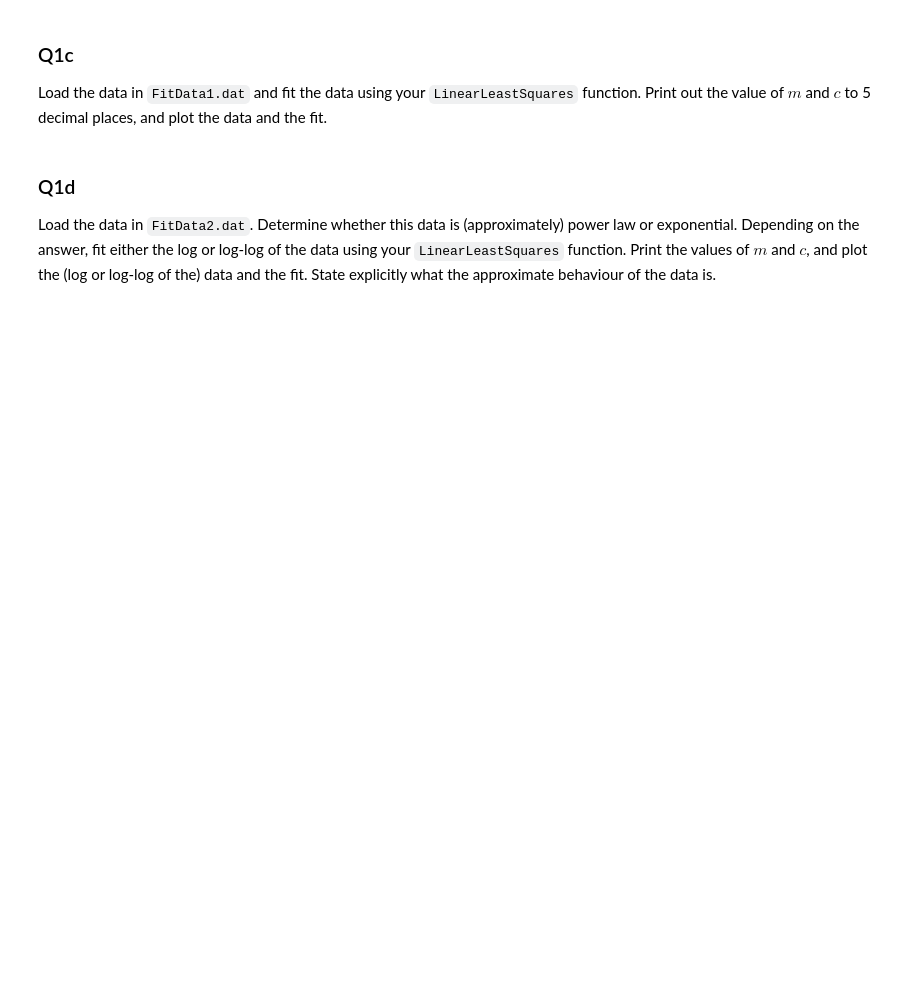
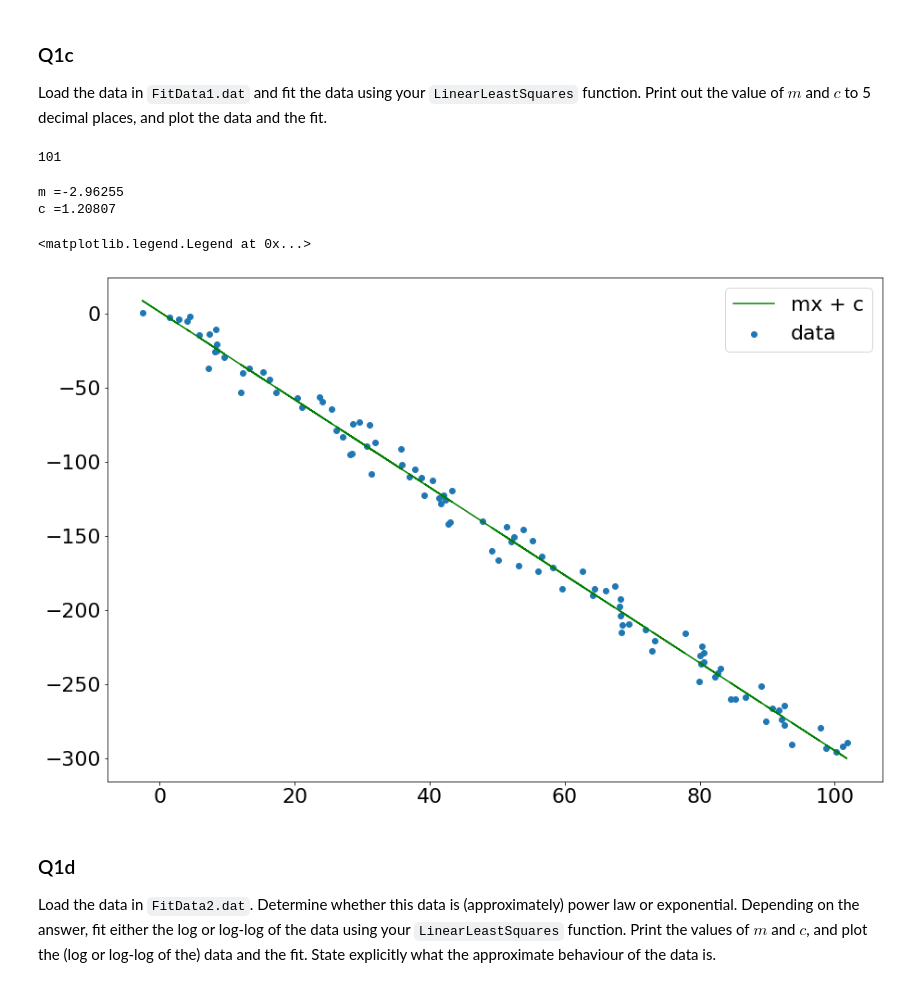
Before and after one commit to sean-roche/assignment3, a Jupyter notebook: Assignment-3.ipynb, the cells around one changed output. Cells and saved outputs as stored; diff of their text form; code cells hidden in the pictures; blank space fills up the shorter version.

```diff
--- a/Assignment-3.ipynb
+++ b/Assignment-3.ipynb
@@ -67,6 +100,30 @@ Plot the data, using `plt.scatter(xi, yi)`, and the best fit curve over the full
 # %% [markdown]
 ### Q1c
 Load the data in `FitData1.dat` and fit the data using your `LinearLeastSquares` function. Print out the value of $m$ and $c$ to 5 decimal places, and plot the data and the fit.
+# %%
+data1 = np.loadtxt("FitData1.dat")
+len(data1)
+# %% [output]
+101
+# %%
+x = data1[:,0]
+y = data1[:,1]
+testfunction = LinearLeastSquares(x, y, 101)
+print ('m =' "%.5f"%testfunction[0])
+print ('c =' "%.5f"%testfunction[1])
+# %% [output]
+m =-2.96255
+c =1.20807
+# %%
+#copying code from above
+pars, cov = curve_fit(fitfunc, x, y)
+plt.plot(x, fitfunc(x, *pars), 'g-')
+plt.scatter(x, y)
+#add legend
+plt.legend(["mx + c","data"])
+# %% [output]
+<matplotlib.legend.Legend at 0x...>
+[figure, added]
 # %% [markdown]
 ### Q1d
 Load the data in `FitData2.dat`. Determine whether this data is (approximately) power law or exponential. Depending on the answer, fit either the log or log-log of the data using your `LinearLeastSquares` function. Print the values of $m$ and $c$, and plot the (log or log-log of the) data and the fit. State explicitly what the approximate behaviour of the data is.
```
Also changed, not shown: parts of 7 cells of this notebook.
